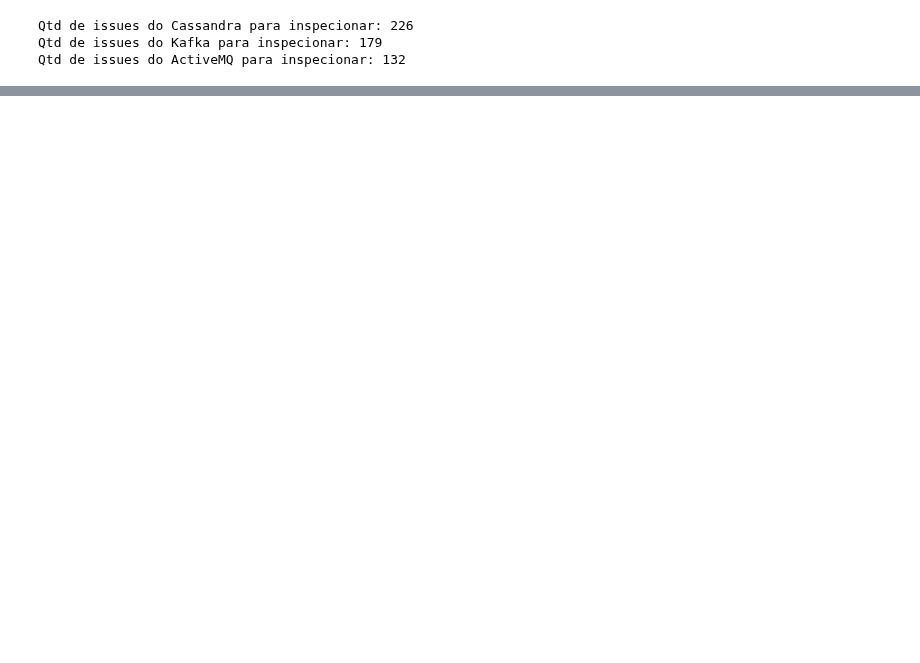
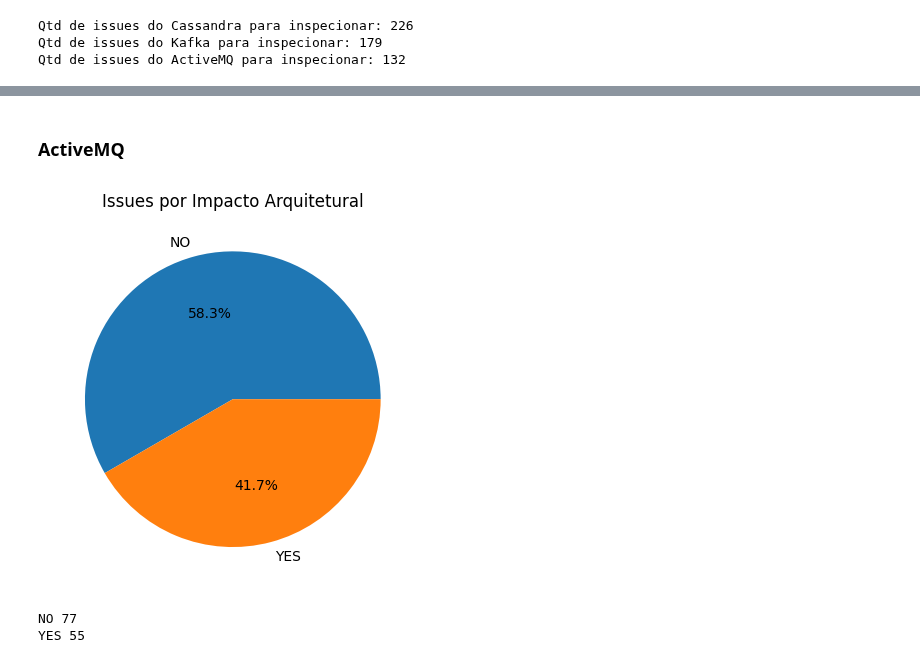
Before and after one commit to armandossrecife/my_validation3, a Jupyter notebook: my_comparison.ipynb, the cells around one changed output, grey strips where cells are left out. Drawn from its saved outputs; the diff is of its cells as text; code cells hidden in the pictures; blank space fills up the shorter version.

```diff
--- a/my_comparison.ipynb
+++ b/my_comparison.ipynb
@@ -104,0 +338,8 @@ print(f'Qtd de issues do ActiveMQ inspecionados: {len(qtd_i2)-1}')
+# %% [markdown]
+### ActiveMQ
+# %%
+show_pie(my_df=df_activemq_issues_inspected, my_field='architectural_impact', my_title='Issues por Impacto Arquitetural')
+# %% [output]
+[figure, added]
+NO 77
+YES 55
```
Also changed, not shown: parts of 34 cells of this notebook.
